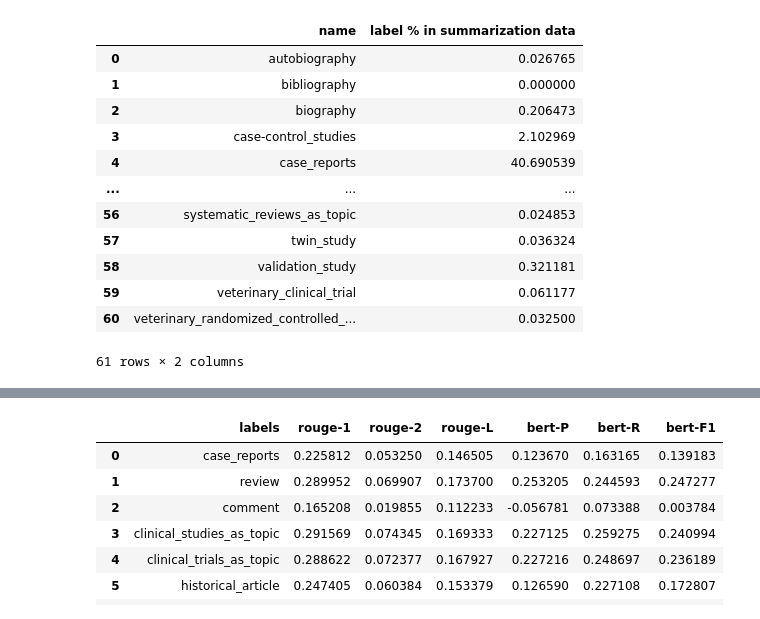
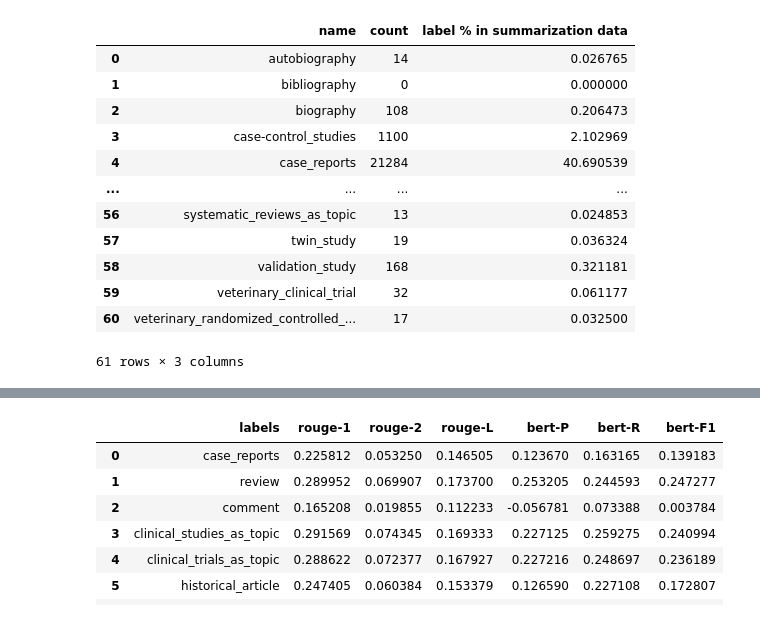
Before and after one commit to sylvey/DPR_Abstract_Generation, a Jupyter notebook: Rouge_test.ipynb, the cells around one changed output, grey strips where cells are left out. Saved outputs shown, nothing was run; the diff lists cells and outputs as text; code cells hidden in the pictures.

```diff
--- a/Rouge_test.ipynb
+++ b/Rouge_test.ipynb
@@ -1,33 +1,33 @@
 # %%
 import pandas as pd
 
 df1_counts = pd.read_csv("data/label_counts_a.csv", index_col=0) ## with
 df2_counts = pd.read_csv("data/label_counts_b.csv", index_col=0) ## without
 
 df1_counts["label % in summarization data "] = df1_counts["count"] / df1_counts["count"].sum() * 100
 df2_counts["label % w/out abstracts"] = df2_counts["count"] / df2_counts["count"].sum() * 100
 
 df1_counts = df1_counts.reset_index()  # 把原本的 index 轉成 column
 df1_counts = df1_counts.rename(columns={"index": "name"})  # 把新產生的欄位改名為 name
 
 df2_counts = df2_counts.reset_index()  # 把原本的 index 轉成 column
 df2_counts = df2_counts.rename(columns={"index": "name"})  # 把新產生的欄位改名為 name
 
-df1_counts = df1_counts.drop(columns=["count"])
-df2_counts = df2_counts.drop(columns=["count"])
+# df1_counts = df1_counts.drop(columns=["count"])
+# df2_counts = df2_counts.drop(columns=["count"])
 
 df1_counts
 # %% [output]
-|  | name | label % in summarization data |
-| 0 | autobiography | 0.026765 |
-| 1 | bibliography | 0.000000 |
-| 2 | biography | 0.206473 |
-| 3 | case-control_studies | 2.102969 |
-| 4 | case_reports | 40.690539 |
-| ... | ... | ... |
-| 56 | systematic_reviews_as_topic | 0.024853 |
-| 57 | twin_study | 0.036324 |
-| 58 | validation_study | 0.321181 |
-| 59 | veterinary_clinical_trial | 0.061177 |
-| 60 | veterinary_randomized_controlled_... | 0.032500 |
+|  | name | count | label % in summarization data |
+| 0 | autobiography | 14 | 0.026765 |
+| 1 | bibliography | 0 | 0.000000 |
+| 2 | biography | 108 | 0.206473 |
+| 3 | case-control_studies | 1100 | 2.102969 |
+| 4 | case_reports | 21284 | 40.690539 |
+| ... | ... | ... | ... |
+| 56 | systematic_reviews_as_topic | 13 | 0.024853 |
+| 57 | twin_study | 19 | 0.036324 |
+| 58 | validation_study | 168 | 0.321181 |
+| 59 | veterinary_clinical_trial | 32 | 0.061177 |
+| 60 | veterinary_randomized_controlled_... | 17 | 0.032500 |
-61 rows × 2 columns
+61 rows × 3 columns
```
Also changed, not shown: parts of 4 cells of this notebook, 10 other files.
